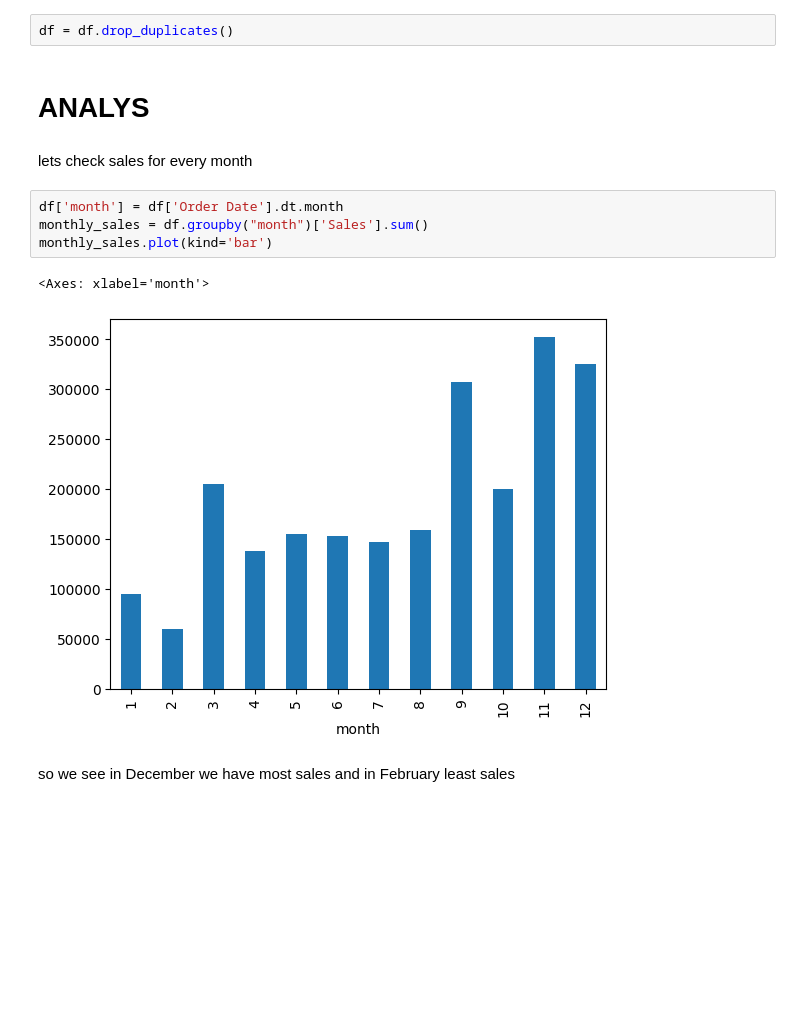
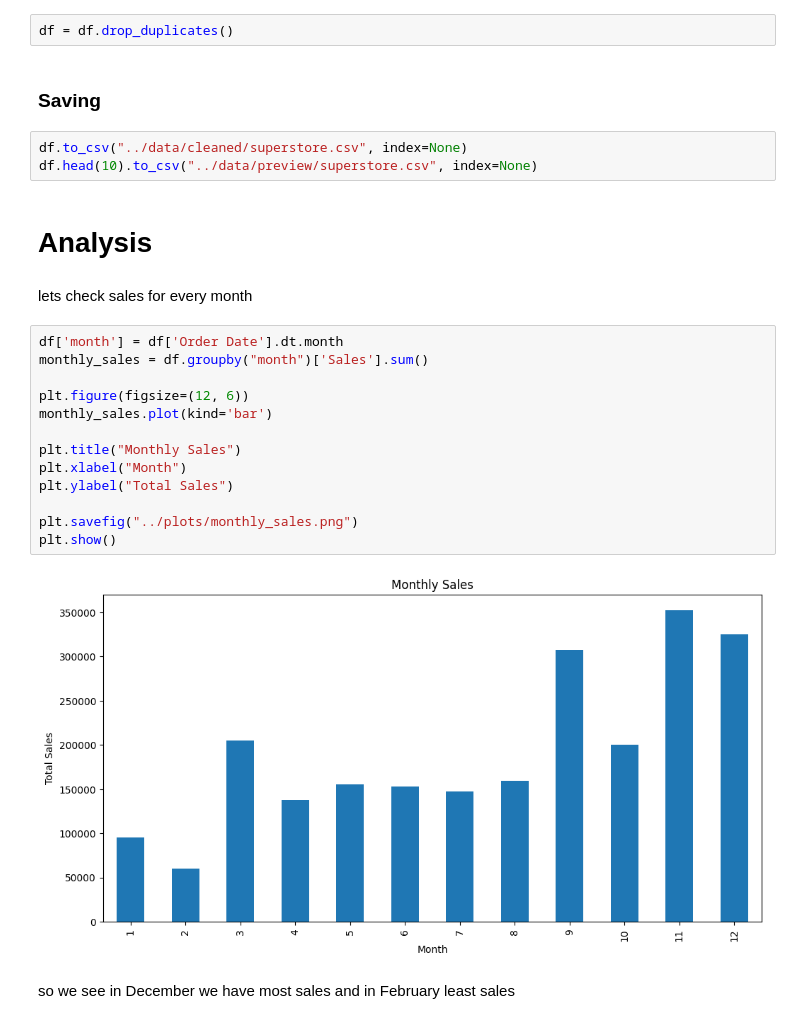
Before and after one commit to Reindotir/superstore-sales-analysis, a Jupyter notebook: src/working.ipynb, the cells around one changed output. Saved outputs shown, nothing was run; the diff lists cells and outputs as text; blank space fills up the shorter version.

Commit message:
added plots, readme and make notebook more attractive

```diff
--- a/src/working.ipynb
+++ b/src/working.ipynb
@@ -67,16 +56,29 @@ df.head()
 # %%
 df = df.drop_duplicates()
+# %% [markdown]
+### Saving
+# %%
+df.to_csv("../data/cleaned/superstore.csv", index=None)
+df.head(10).to_csv("../data/preview/superstore.csv", index=None)
 # %% [markdown]
-# ANALYS
+# Analysis
 # %% [markdown]
 lets check sales for every month
 # %%
 df['month'] = df['Order Date'].dt.month
 monthly_sales = df.groupby("month")['Sales'].sum()
+
+plt.figure(figsize=(12, 6))
 monthly_sales.plot(kind='bar')
+
+plt.title("Monthly Sales")
+plt.xlabel("Month")
+plt.ylabel("Total Sales")
+
+plt.savefig("../plots/monthly_sales.png")
+plt.show()
 # %% [output]
-<Axes: xlabel='month'>
-[figure, old version]
+[figure, new version]
 # %% [markdown]
 so we see in December we have most sales and in February least sales
 # %% [markdown]
```
Also changed, not shown: parts of 33 cells of this notebook, 9 other files.
